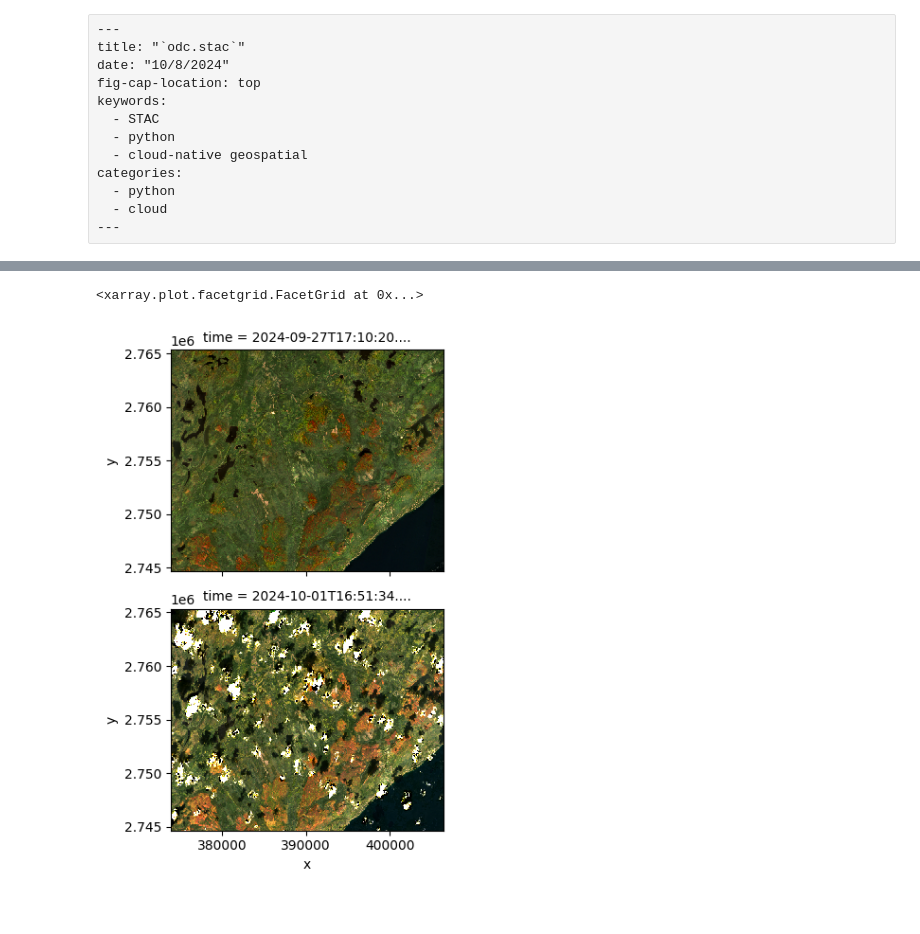
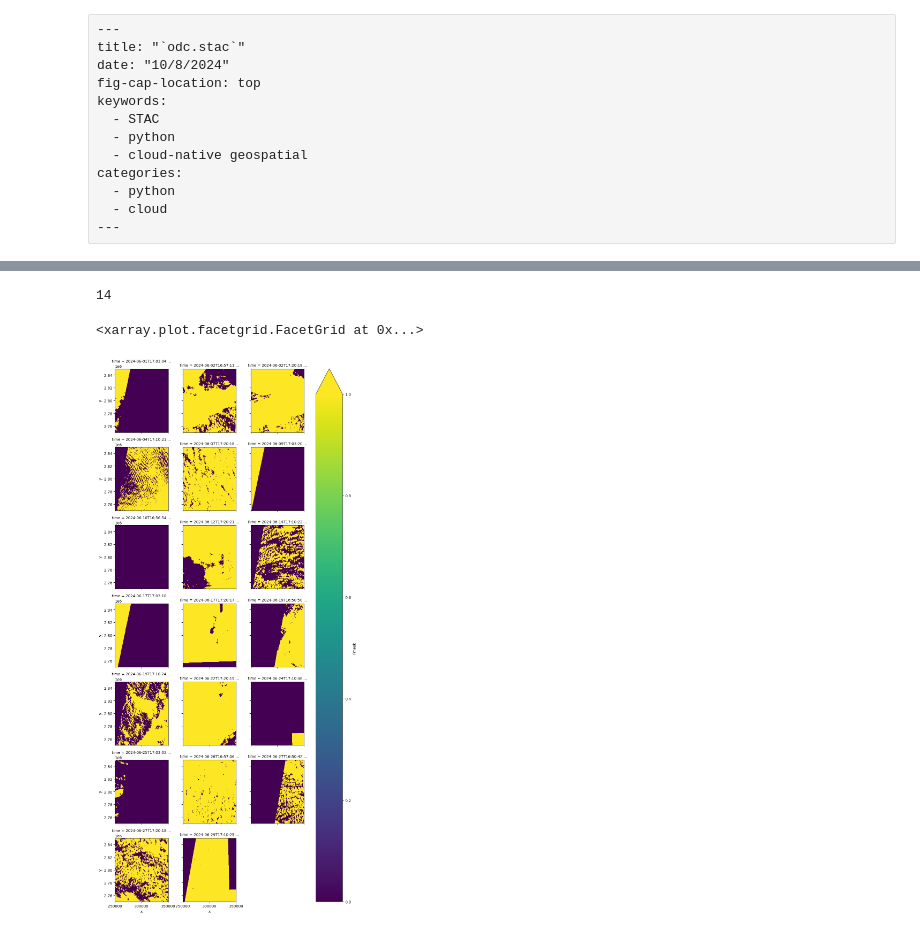
Before and after one commit to hrodmn/hrodmn.dev, a Jupyter notebook: posts/odc_stac/index.ipynb, the cells around one changed output, grey strips where cells are left out. Saved outputs shown, nothing was run; the diff lists cells and outputs as text; code cells hidden in the pictures.

```diff
--- a/posts/odc_stac/index.ipynb
+++ b/posts/odc_stac/index.ipynb
@@ -264,10 +248,27 @@ gamma_corrected.plot.imshow(
-# %%
-gamma_corrected.isel(time=[7, 9]).plot.imshow(
-    rgb="band",
-    row="time",
-    robust=True,
-    add_labels=False,
-)
-# %% [output]
-<xarray.plot.facetgrid.FacetGrid at 0x...>
-[figure, removed]
+# %%
+hls_mask_bitfields = [1, 2, 3]  # cloud shadow, adjacent to cloud shadow, cloud
+hls_bitmask = 0
+for field in hls_mask_bitfields:
+    hls_bitmask |= 1 << field
+
+print(hls_bitmask)
+# %% [output]
+14
+# %%
+fmask = stack["Fmask"].astype("uint16")
+mask = fmask & hls_bitmask
+
+(
+    mask.sel(
+        time=slice("2024-06-01", "2024-06-30"),
+    ).plot.imshow(
+        col="time",
+        col_wrap=3,
+        vmin=0,
+        vmax=1,
+        cmap="viridis",
+    )
+)
+# %% [output]
+<xarray.plot.facetgrid.FacetGrid at 0x...>
+[figure, added]
```
Also changed, not shown: parts of 16 cells of this notebook.
